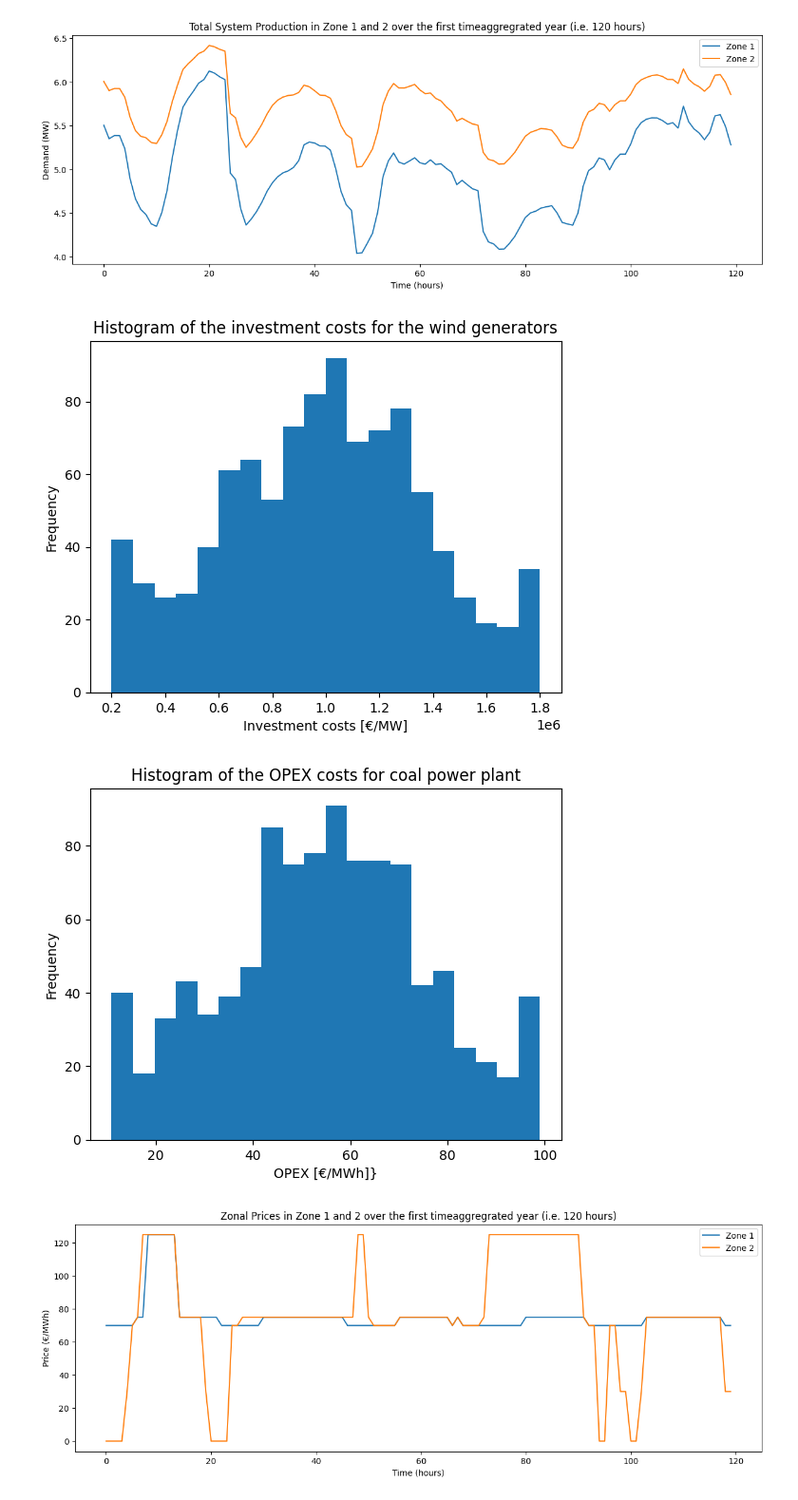
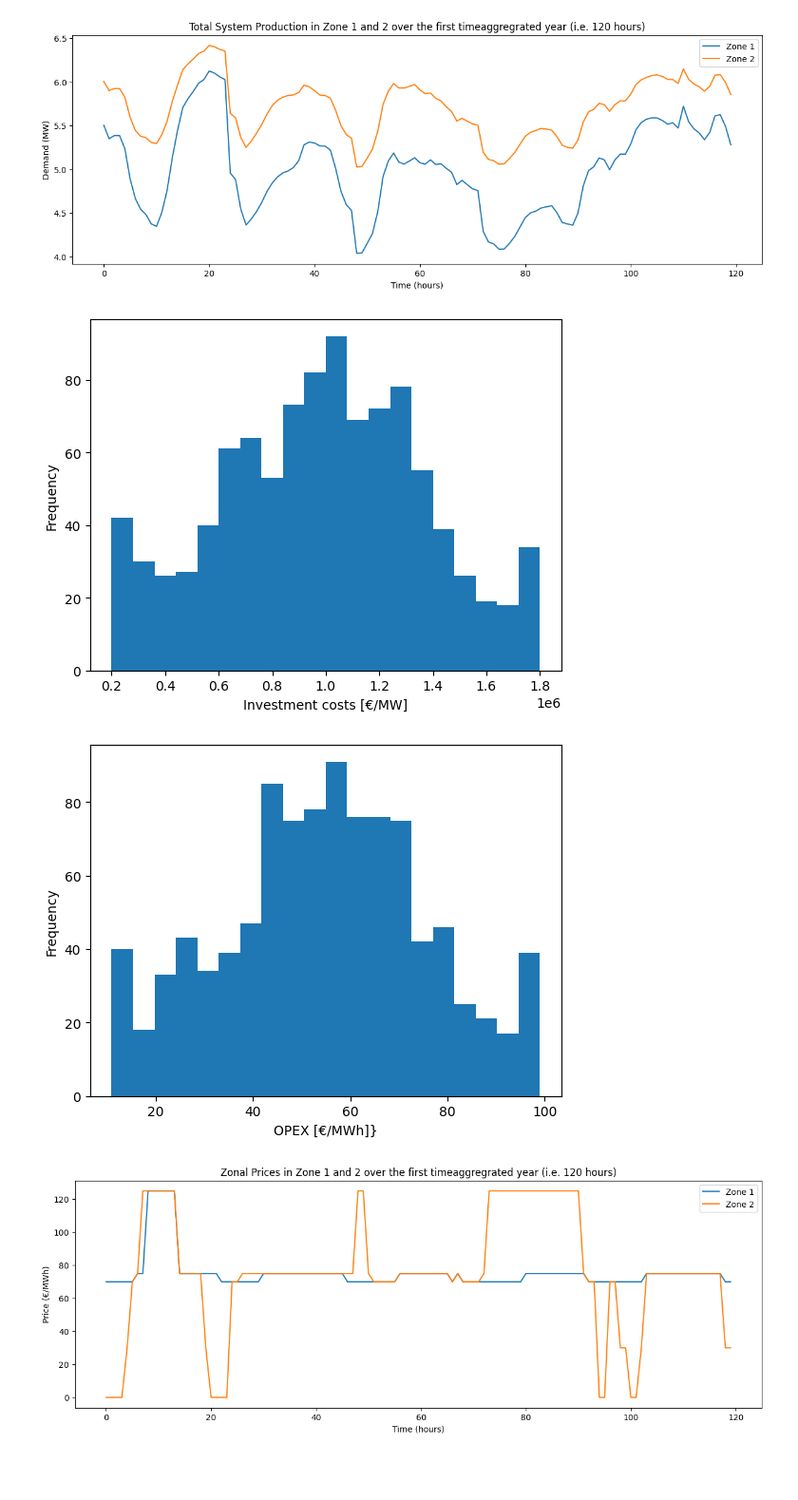
Before and after one commit to bioapfelsaft123/Opti, a Jupyter notebook: AssignmentV2/Main Code/Assignment_Class.ipynb, the cells around one changed output. Shown at 95% size. Cells and saved outputs as stored; diff of their text form; code cells hidden in the pictures; blank space fills up the shorter version.

Commit message:
Added plots

```diff
--- a/AssignmentV2/Main Code/Assignment_Class.ipynb
+++ b/AssignmentV2/Main Code/Assignment_Class.ipynb
@@ -542,24 +542,24 @@ Budget: 3000000000
 # %%
 #print the fith row of Gen_N_Data_scenarios_train
 #print(DataObj.Gen_N_Data_scenarios_train[5,:])
 
 #create histogram of the DataObj.Gen_N_Data_scenarios_train[5,:]
 plt.hist(DataObj.Gen_N_Data_scenarios_train[5,:], bins=20,)
-plt.title('Histogram of the investment costs for the wind generators')
+#plt.title('Histogram of the investment costs for the wind generators')
 plt.xlabel('Investment costs [€/MW]')
 plt.ylabel('Frequency')
 plt.show()
 
 
 #create histogram of the DataObj.Gen_N_Data_scenarios_train[5,:]
 plt.hist(DataObj.Gen_N_OpCost_scenarios_train[4,:], bins=20)
-plt.title('Histogram of the OPEX costs for coal power plant')
+#plt.title('Histogram of the OPEX costs for coal power plant')
 plt.xlabel('OPEX [€/MWh]}')
 plt.ylabel('Frequency')
 plt.show()
 # %% [output]
-[figure, old version]
+[figure, new version]
-[figure, old version]
+[figure, new version]
 # %%
 #Drop all columns apart from Price Zone 1 and 2
 ZonalPrices = MarketClearing1.res.df[['Price Zone 0','Price Zone 1']].head(120)
```
Also changed, not shown: parts of 6 cells of this notebook, 7 other files.
